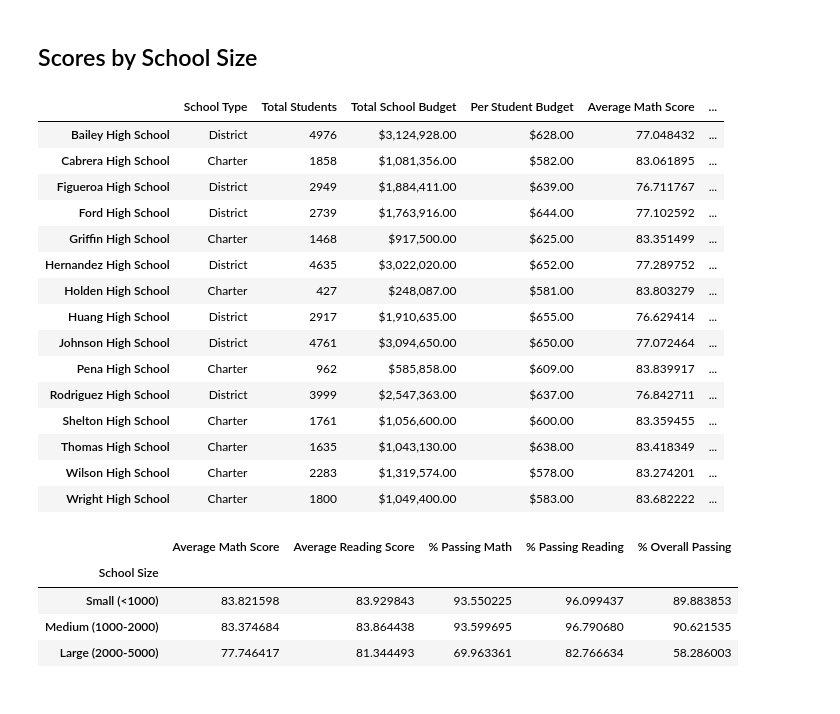
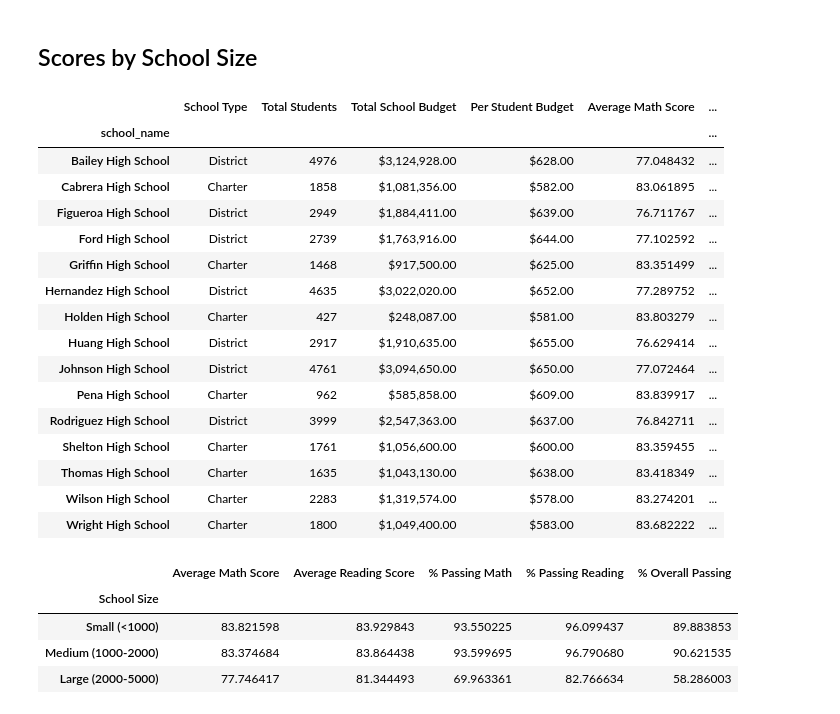
Before and after one commit to amydst/pandas_challenge, a Jupyter notebook: PyCitySchools/PyCitySchools_starter.ipynb, the cells around one changed output. Saved outputs shown, nothing was run; the diff lists cells and outputs as text; code cells hidden in the pictures.

```diff
--- a/PyCitySchools/PyCitySchools_starter.ipynb
+++ b/PyCitySchools/PyCitySchools_starter.ipynb
@@ -317,8 +317,8 @@ per_school_summary = pd.DataFrame({
 # print(per_school_counts)
 
 # Formatting
-#per_school_summary["Total School Budget"] = per_school_summary["Total School Budget"].map("${:,.2f}".format)
-#per_school_summary["Per Student Budget"] = per_school_summary["Per Student Budget"].map("${:,.2f}".format)
+per_school_summary["Total School Budget"] = per_school_summary["Total School Budget"].map("${:,.2f}".format)
+per_school_summary["Per Student Budget"] = per_school_summary["Per Student Budget"].map("${:,.2f}".format)
 
 # Display the DataFrame
 
@@ -515,11 +545,13 @@ labels = ["Small (<1000)", "Medium (1000-2000)", "Large (2000-5000)"]
 # %%
 # Categorize the spending based on the bins
 # Use `pd.cut` on the "Total Students" column of the `per_school_summary` DataFrame.
 
-per_school_summary["School Size"] =
+per_school_summary["School Size"] = pd.cut(per_school_summary["Total Students"],size_bins,labels=labels,include_lowest=True)
+
 per_school_summary
 # %% [output]
 |  | School Type | Total Students | Total School Budget | Per Student Budget | Average Math Score | ... |
+| school_name |  |  |  |  |  | ... |
 | Bailey High School | District | 4976 | $3,124,928.00 | $628.00 | 77.048432 | ... |
 | Cabrera High School | Charter | 1858 | $1,081,356.00 | $582.00 | 83.061895 | ... |
 | Figueroa High School | District | 2949 | $1,884,411.00 | $639.00 | 76.711767 | ... |
```
Also changed, not shown: parts of 8 cells of this notebook.
